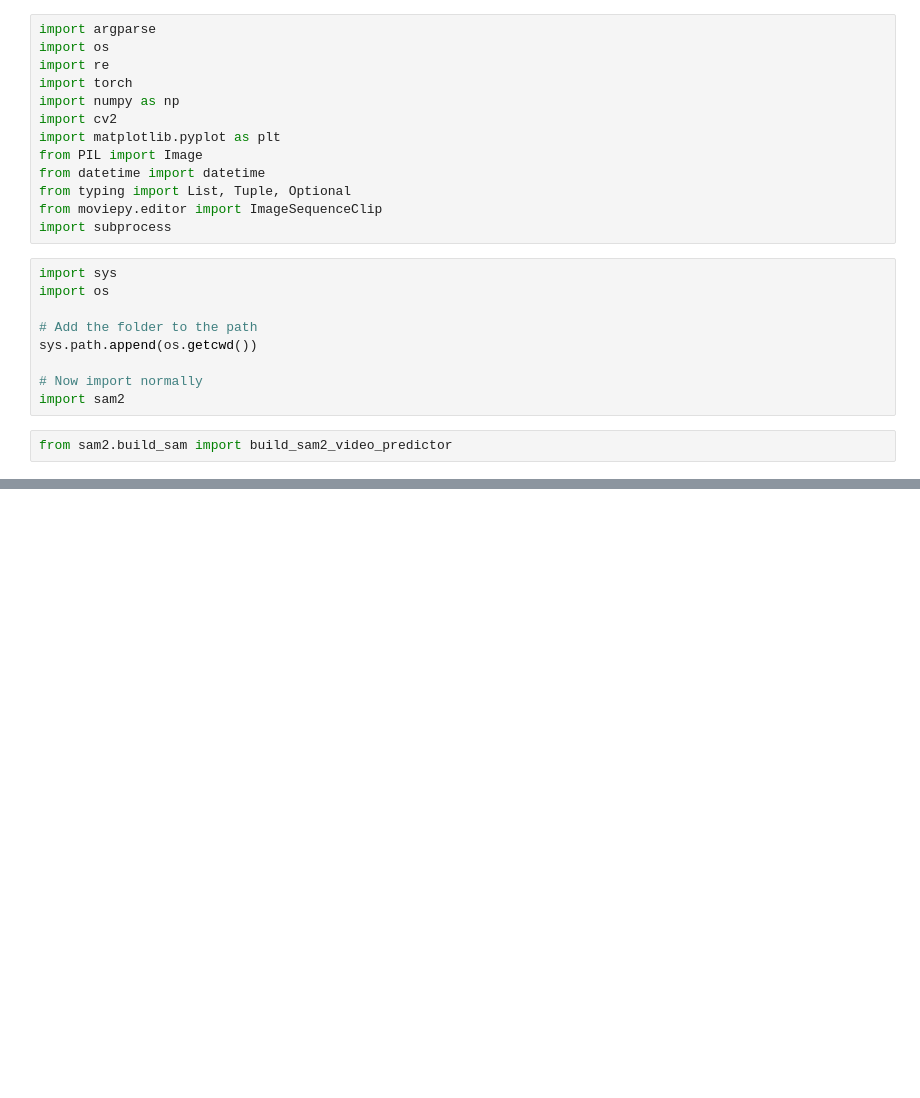
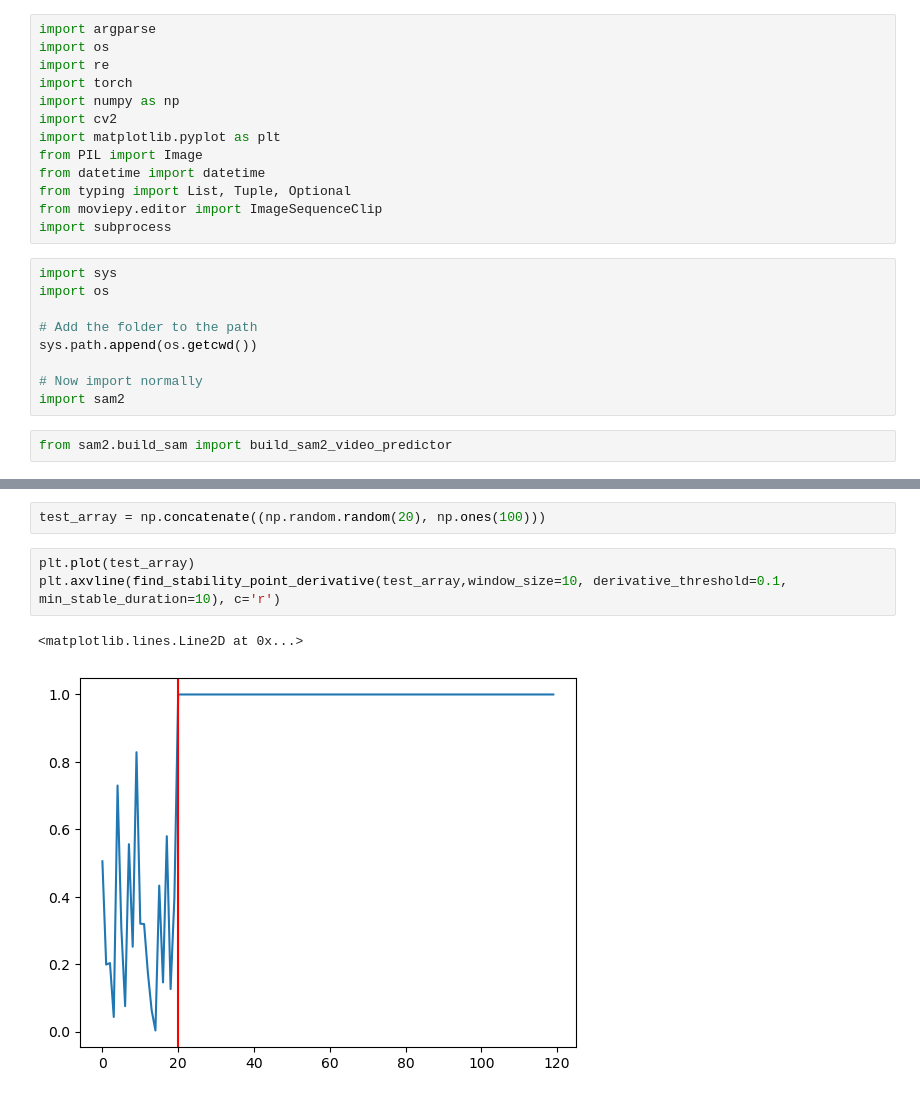
Before and after one commit to deividribeiro/SAMLong, a Jupyter notebook: TestingModule.ipynb, the cells around one changed output, grey strips where cells are left out. Cells and saved outputs as stored; diff of their text form; blank space fills up the shorter version.

```diff
--- a/TestingModule.ipynb
+++ b/TestingModule.ipynb
@@ -588,0 +750,8 @@ frame=    4 fps=0.0 q=1.6 Lsize=      70kB time=00:00:00.75 bitrate= 767.0kbits/
+# %%
+test_array = np.concatenate((np.random.random(20), np.ones(100)))
+# %%
+plt.plot(test_array)
+plt.axvline(find_stability_point_derivative(test_array,window_size=10, derivative_threshold=0.1, min_stable_duration=10), c='r')
+# %% [output]
+<matplotlib.lines.Line2D at 0x...>
+[figure, added]
```
Also changed, not shown: parts of 21 cells of this notebook, 2 other files.
